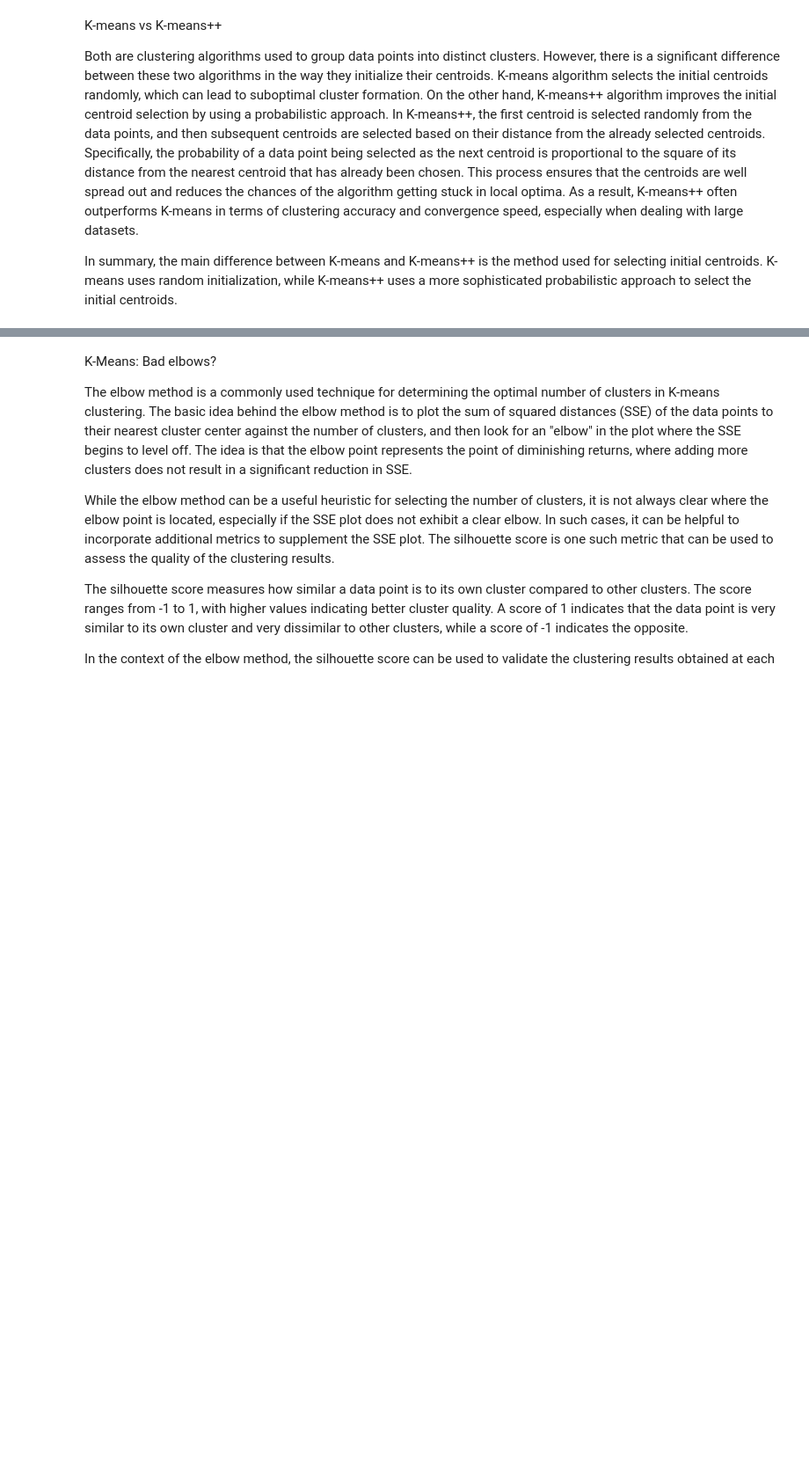
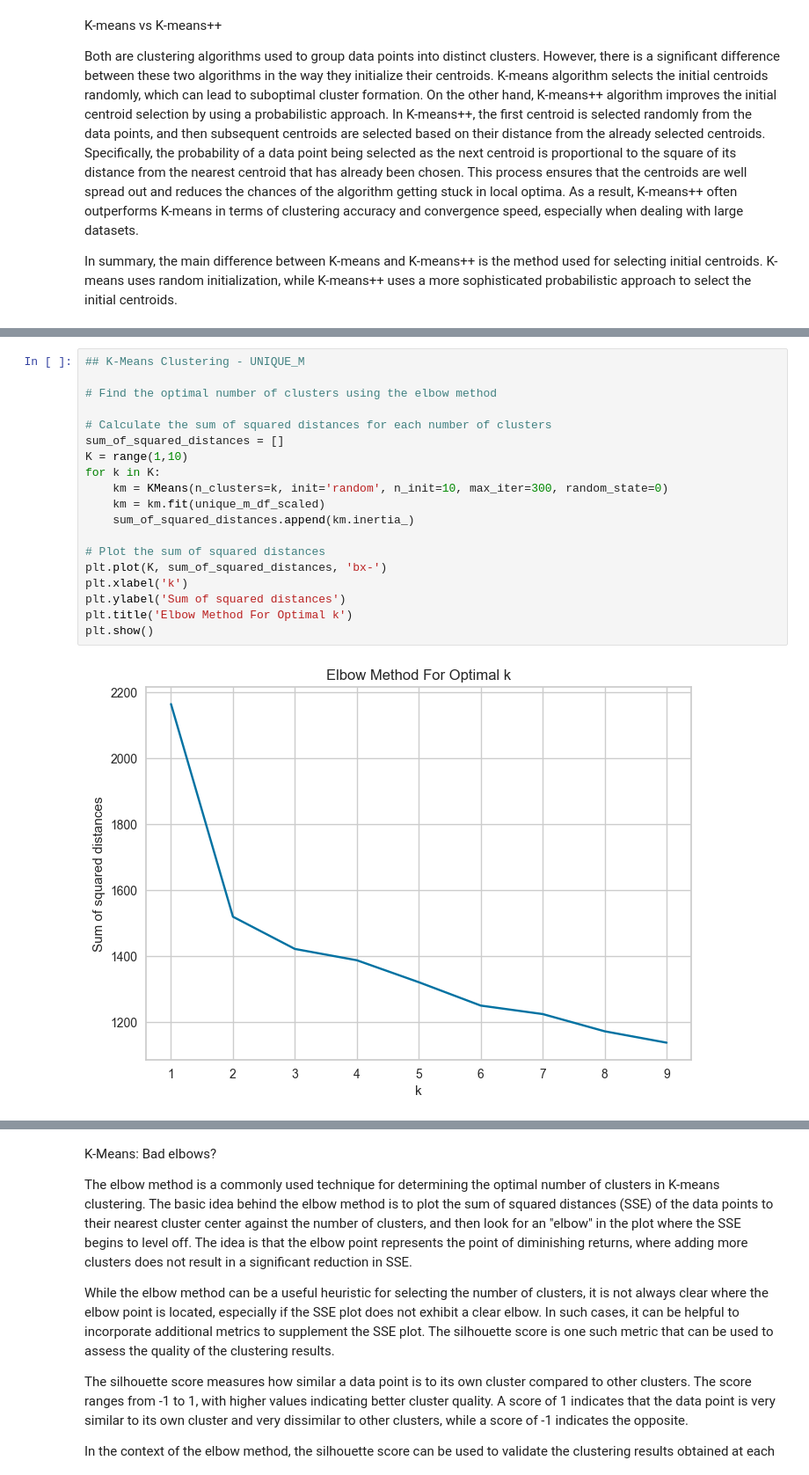
Before and after one commit to AntunesCSR/DM_Group_Project, a Jupyter notebook: HA3/HA3_Catia.ipynb, the cells around one changed output, grey strips where cells are left out. Shown at 88% size. Drawn from its saved outputs; the diff is of its cells as text; blank space fills up the shorter version.

```diff
--- a/HA3/HA3_Catia.ipynb
+++ b/HA3/HA3_Catia.ipynb
@@ -164 +187,22 @@ In summary, the main difference between K-means and K-means++ is the method used
+# %%
+## K-Means Clustering - UNIQUE_M
+
+# Find the optimal number of clusters using the elbow method
+
+# Calculate the sum of squared distances for each number of clusters
+sum_of_squared_distances = []
+K = range(1,10)
+for k in K:
+    km = KMeans(n_clusters=k, init='random', n_init=10, max_iter=300, random_state=0)
+    km = km.fit(unique_m_df_scaled)
+    sum_of_squared_distances.append(km.inertia_)
+
+# Plot the sum of squared distances
+plt.plot(K, sum_of_squared_distances, 'bx-')
+plt.xlabel('k')
+plt.ylabel('Sum of squared distances')
+plt.title('Elbow Method For Optimal k')
+plt.show()
+# %% [output]
+[figure, added]
 # %%
```
Also changed, not shown: parts of 15 cells of this notebook.
